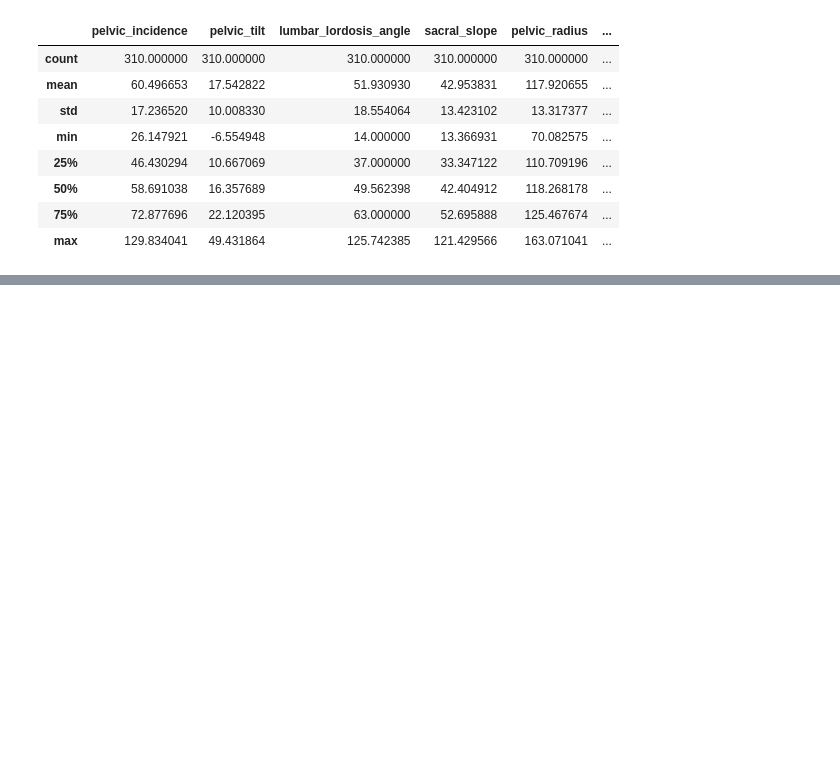
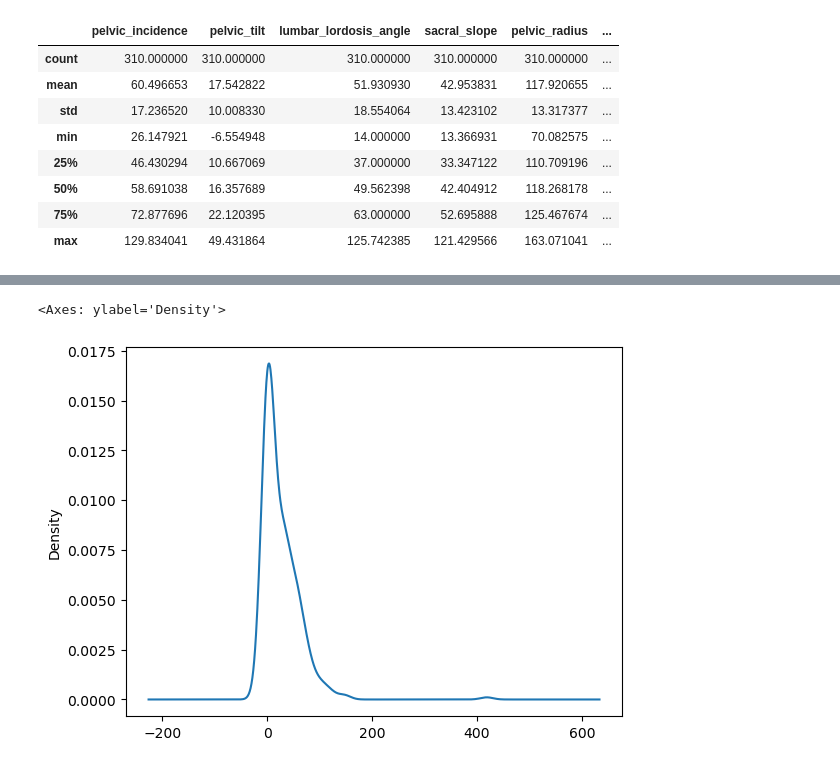
Before and after one commit to OPeaga/AWS_Academy_Labs, a Jupyter notebook: LAB3.1_my_first_aws_notebook.ipynb, the cells around one changed output, grey strips where cells are left out. Cells and saved outputs as stored; diff of their text form; code cells hidden in the pictures; blank space fills up the shorter version.

```diff
--- a/LAB3.1_my_first_aws_notebook.ipynb
+++ b/LAB3.1_my_first_aws_notebook.ipynb
@@ -60,0 +74,6 @@ df.describe()
+# %%
+# Gráfico isolado de degree_spondylolisthesis
+df['degree_spondylolisthesis'].plot.density()
+# %% [output]
+<Axes: ylabel='Density'>
+[figure, added]
```
Also changed, not shown: parts of 17 cells of this notebook.
